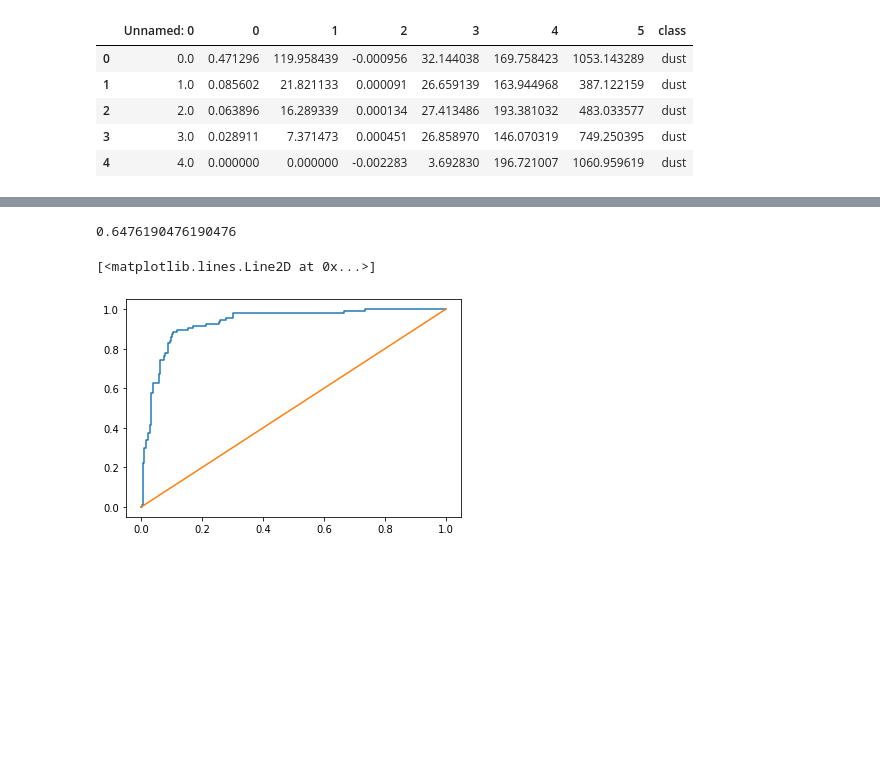
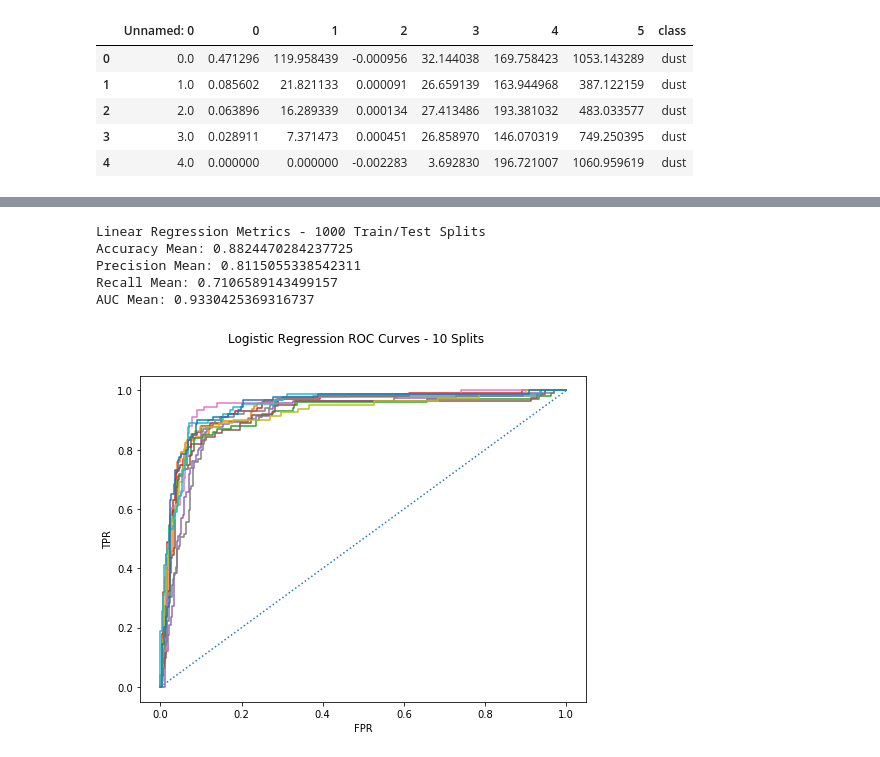
Before and after one commit to mars-vision/marsvision, a Jupyter notebook: Prototyping/Notebooks/Dust Classifier.ipynb, the cells around one changed output, grey strips where cells are left out. Cells and saved outputs as stored; diff of their text form; code cells hidden in the pictures; blank space fills up the shorter version.

```diff
--- a/Prototyping/Notebooks/Dust Classifier.ipynb
+++ b/Prototyping/Notebooks/Dust Classifier.ipynb
@@ -40,21 +69,52 @@ log_accuracy_mean
 # %%
-from sklearn import metrics
-from sklearn.model_selection import train_test_split
-x_train, x_test, y_train, y_test = train_test_split(x,y)
-lr.fit(x_train,y_train)
-lr_prob = lr.predict_proba(x_test)[:,1]
-y_predictions = lr.predict(x_test)
-fpr, tpr, thresholds = metrics.roc_curve(y_test, lr_prob)
+def tts_predict(model, x, y):
+    x_train, x_test, y_train, y_test = train_test_split(x, y)
+    model.fit(x_train, y_train)
+    y_prob = model.predict_proba(x_test)[:,1]
+    y_predict = model.predict(x_test)
+    return y_test, y_prob, y_predict
-# %%
-from sklearn.metrics import precision_score
-from sklearn.metrics import recall_score
-precision_score(y_test, y_predictions)
-recall_score(y_test, y_predictions)
-# %% [output]
-0.6476190476190476
-# %%
-plt.plot(fpr, tpr)
-plt.plot([0,1],[0,1])
-# %% [output]
-[<matplotlib.lines.Line2D at 0x...>]
-[figure, removed]
+# %%
+# Take 1000 train/test splits,
+# calculate means of precisions and accuracies
+# from predictions.
+precision_scores = []
+recall_scores = []
+auc_scores = []
+acc_scores = []
+
+for i in range(1000):
+    y_test, y_prob, y_predict = tts_predict(lr, x, y)
+    precision_scores.append(precision_score(y_test, y_predict))
+    recall_scores.append(recall_score(y_test, y_predict))
+    auc_scores.append(roc_auc_score(y_test, y_prob))
+    acc_scores.append(accuracy_score(y_test, y_predict))
+# %%
+precision_mean = np.mean(precision_scores)
+recall_mean = np.mean(recall_scores)
+auc_mean = np.mean(auc_scores)
+acc_mean = np.mean(acc_scores)
+
+print("Linear Regression Metrics - 1000 Train/Test Splits")
+print("Accuracy Mean: " + str(acc_mean))
+print("Precision Mean: " + str(precision_mean))
+print("Recall Mean: " + str(recall_mean))
+print("AUC Mean: " + str(auc_mean))
+# %% [output]
+Linear Regression Metrics - 1000 Train/Test Splits
+Accuracy Mean: 0.8824470284237725
+Precision Mean: 0.8115055338542311
+Recall Mean: 0.7106589143499157
+AUC Mean: 0.9330425369316737
+# %%
+fig = plt.gcf()
+fig.set_size_inches(8,6)
+fig.suptitle("Logistic Regression ROC Curves - 10 Splits")
+plt.xlabel("FPR")
+plt.ylabel("TPR")
+plt.plot([0, 1], [0, 1], linestyle="dotted")
+for i in range(10):
+    y_test, y_prob, y_predict = tts_predict(lr, x, y)
+    fpr, tpr, thresholds = metrics.roc_curve(y_test, y_prob)
+    plt.plot(fpr, tpr)
+# %% [output]
+[figure, added]
```
Also changed, not shown: parts of 9 cells of this notebook, 1 other file.
